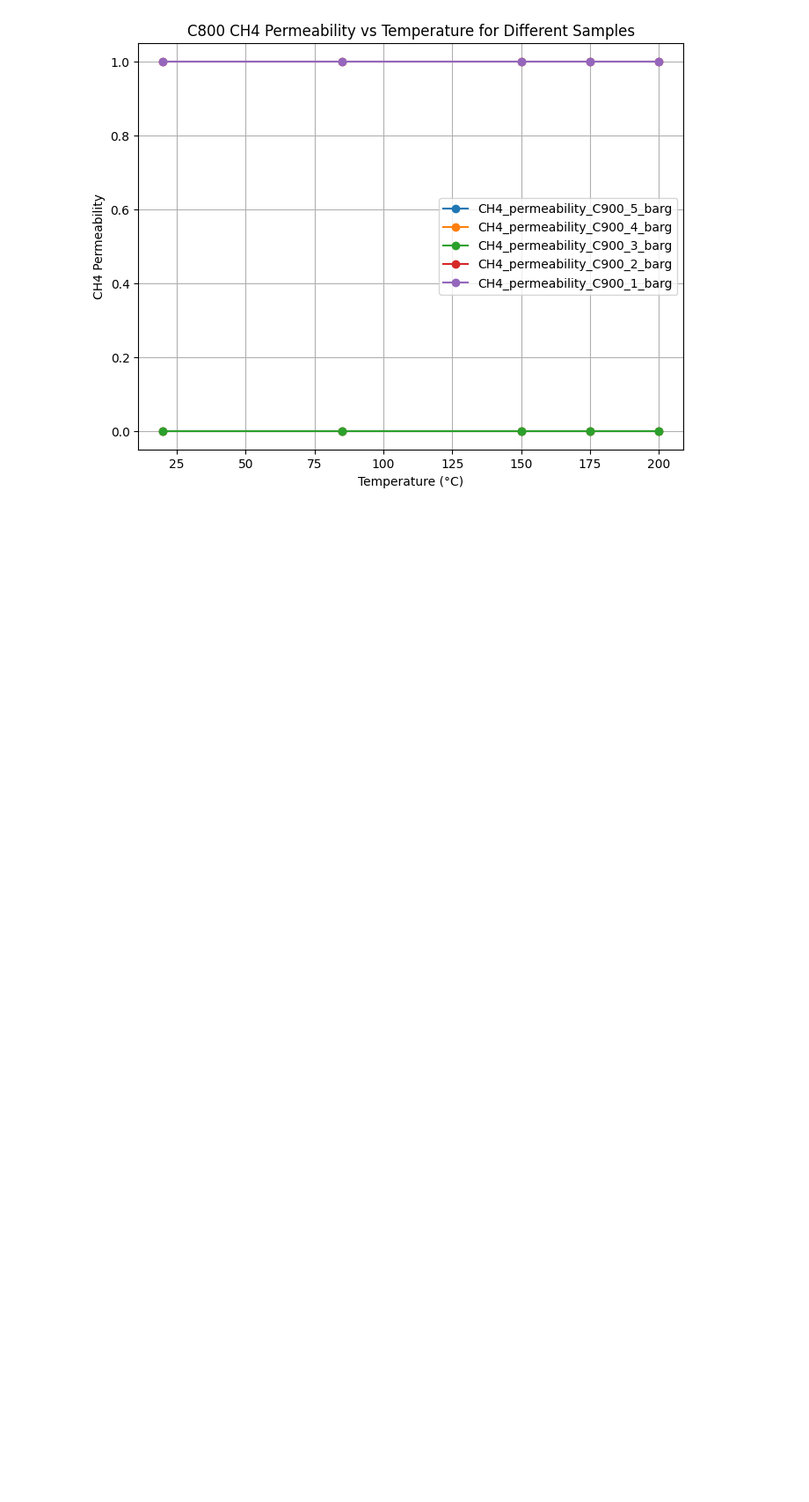
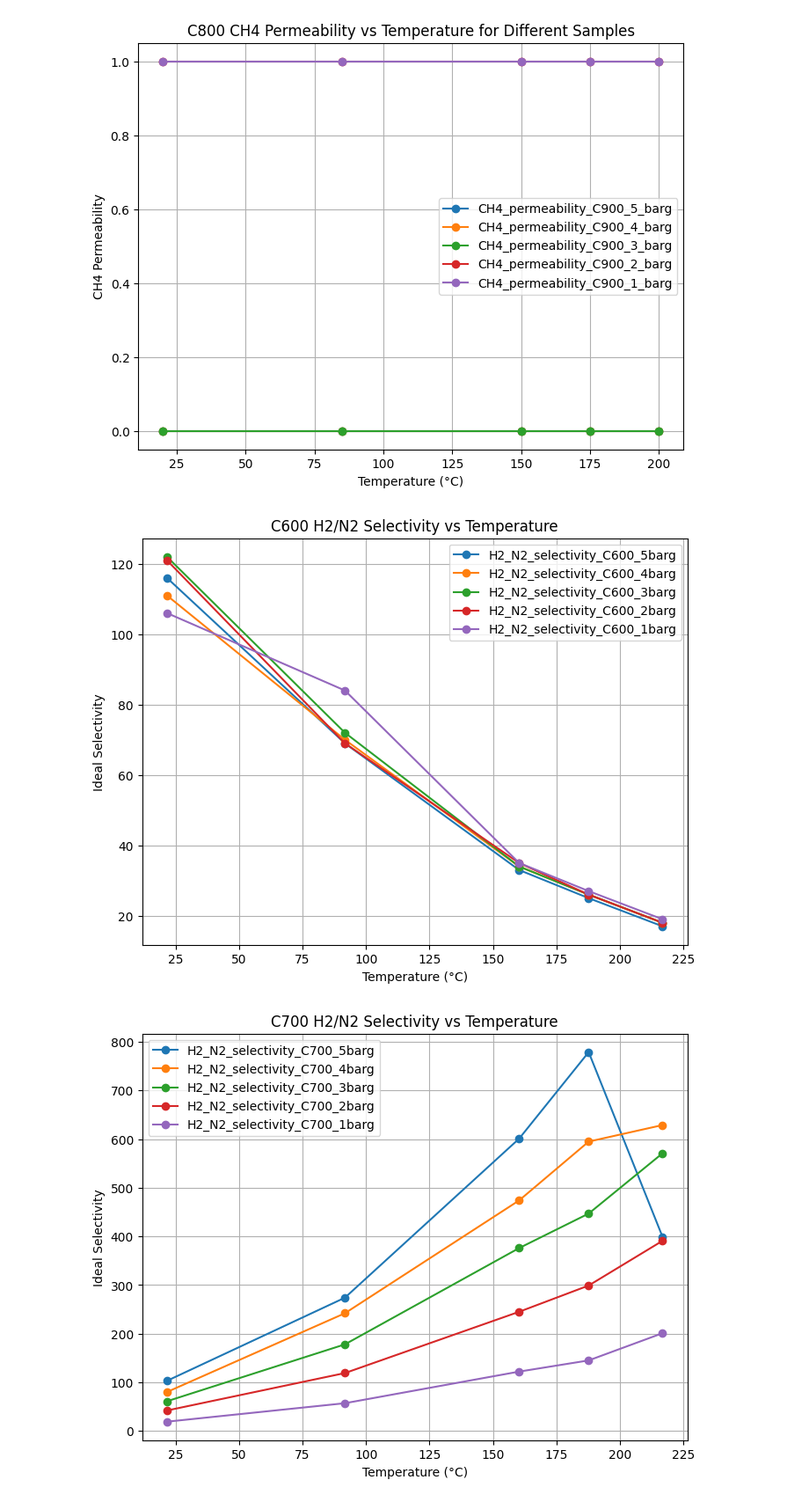
Before and after one commit to bloodod/CBL_Game, a Jupyter notebook: Graphs.ipynb, the cells around one changed output. Shown at 88% size. Drawn from its saved outputs; the diff is of its cells as text; code cells hidden in the pictures; blank space fills up the shorter version.

```diff
--- a/Graphs.ipynb
+++ b/Graphs.ipynb
@@ -340,3 +340,79 @@ data = {
     'CH4_permeance_C600_2_barg': [1, 1, 5, 7, 12],
     'CH4_permeance_C600_1_barg': [2, 2, 4, 7, 11]
 }
+# %%
+#H2-N2 SELECTIVITY
+
+data = {
+    'Temperature': [21.6,91.7,160.3,187.7,216.8],
+    'H2_N2_selectivity_C600_5barg': [116,69,33,25,17],
+    'H2_N2_selectivity_C600_4barg': [111,70,34,26,18],
+    'H2_N2_selectivity_C600_3barg': [122,72,34,26,18],
+    'H2_N2_selectivity_C600_2barg': [121,69,35,26,18],
+    'H2_N2_selectivity_C600_1barg': [106,84,35,27,19],
+    'H2_N2_selectivity_C700_5barg': [103,274,601,779,399],
+    'H2_N2_selectivity_C700_4barg': [80,242,474,595,629],
+    'H2_N2_selectivity_C700_3barg': [61,178,376,447,571],
+    'H2_N2_selectivity_C700_2barg': [42,119,245,299,391],
+    'H2_N2_selectivity_C700_1barg': [19,57,122,145,201],
+    'H2_N2_selectivity_C800_5barg': [1,2,4,4,4],
+    'H2_N2_selectivity_C800_4barg': [1,1,3,3,3],
+    'H2_N2_selectivity_C800_3barg': [1,1,1,3,3],
+    'H2_N2_selectivity_C800_2barg': [1,1,1,1,2],
+    'H2_N2_selectivity_C800_1barg': [1,1,1,1,1],
+    'H2_N2_selectivity_C900_5barg': [1,1,1,1,2],
+    'H2_N2_selectivity_C900_4barg': [1,1,1,1,2],
+    'H2_N2_selectivity_C900_3barg': [1,1,1,1,1],
+    'H2_N2_selectivity_C900_2barg': [1,1,1,1,1],
+    'H2_N2_selectivity_C900_1barg': [1,1,1,1,1],
+
+}
+
+# Convert data to DataFrame
+df = pd.DataFrame(data)
+
+# Plotting N2 Permeate vs Temperature
+plt.figure(figsize=(8, 6))
+for column in df.columns[1:6]:
+    plt.plot(df['Temperature'], df[column], label=column, marker='o')
+plt.xlabel("Temperature (°C)")
+plt.ylabel("Ideal Selectivity")
+plt.title("C600 H2/N2 Selectivity vs Temperature")
+plt.legend()
+plt.grid(True)
+plt.show()
+
+# Plotting H2 Permeate vs Temperature
+plt.figure(figsize=(8, 6))
+for column in df.columns[6:11]:
+    plt.plot(df['Temperature'], df[column], label=column, marker='o')
+plt.xlabel("Temperature (°C)")
+plt.ylabel("Ideal Selectivity")
+plt.title("C700 H2/N2 Selectivity vs Temperature")
+plt.legend()
+plt.grid(True)
+plt.show()
+
+# Plotting He Permeate vs Temperature
+plt.figure(figsize=(8, 6))
+for column in df.columns[11:16]:
+    plt.plot(df['Temperature'], df[column], label=column, marker='o')
+plt.xlabel("Temperature (°C)")
+plt.ylabel("Ideal Selectivity")
+plt.title("C800 H2/N2 Selectivity vs Temperature")
+plt.legend()
+plt.grid(True)
+plt.show()
+
+plt.figure(figsize=(8, 6))
+for column in df.columns[16:]:
+    plt.plot(df['Temperature'], df[column], label=column, marker='o')
+plt.xlabel("Temperature (°C)")
+plt.ylabel("Ideal Selectivity")
+plt.title("C900 H2/N2 Selectivity vs Temperature")
+plt.legend()
+plt.grid(True)
+plt.show()
+# %% [output]
+[figure, added]
+[figure, added]
```
Also changed, not shown: parts of 5 cells of this notebook.
